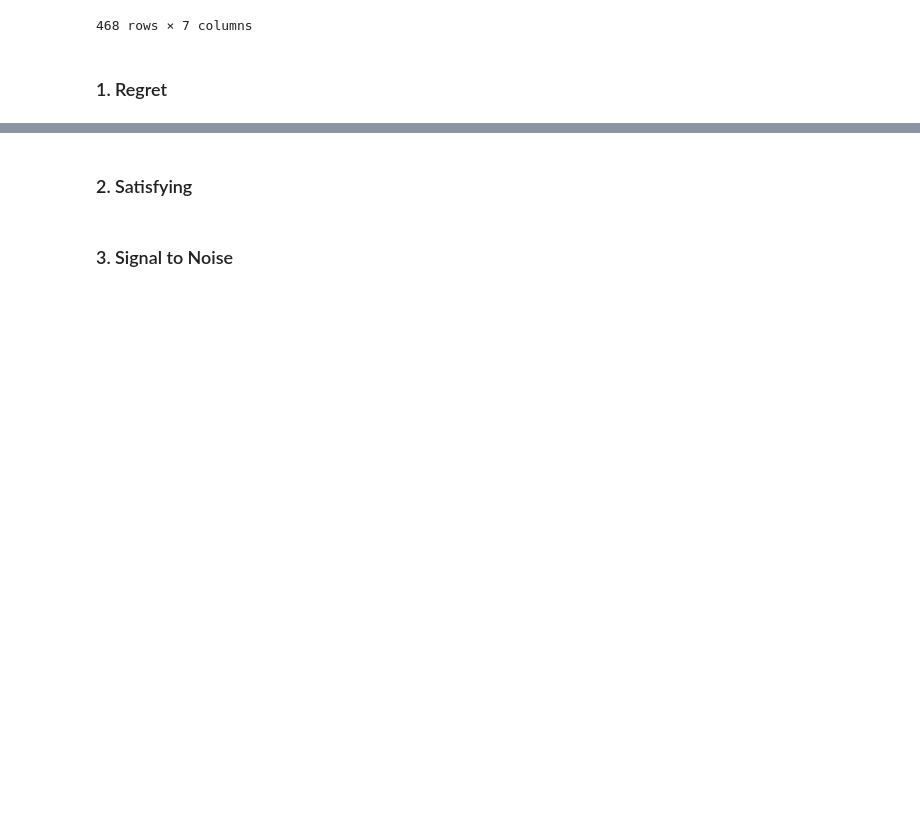
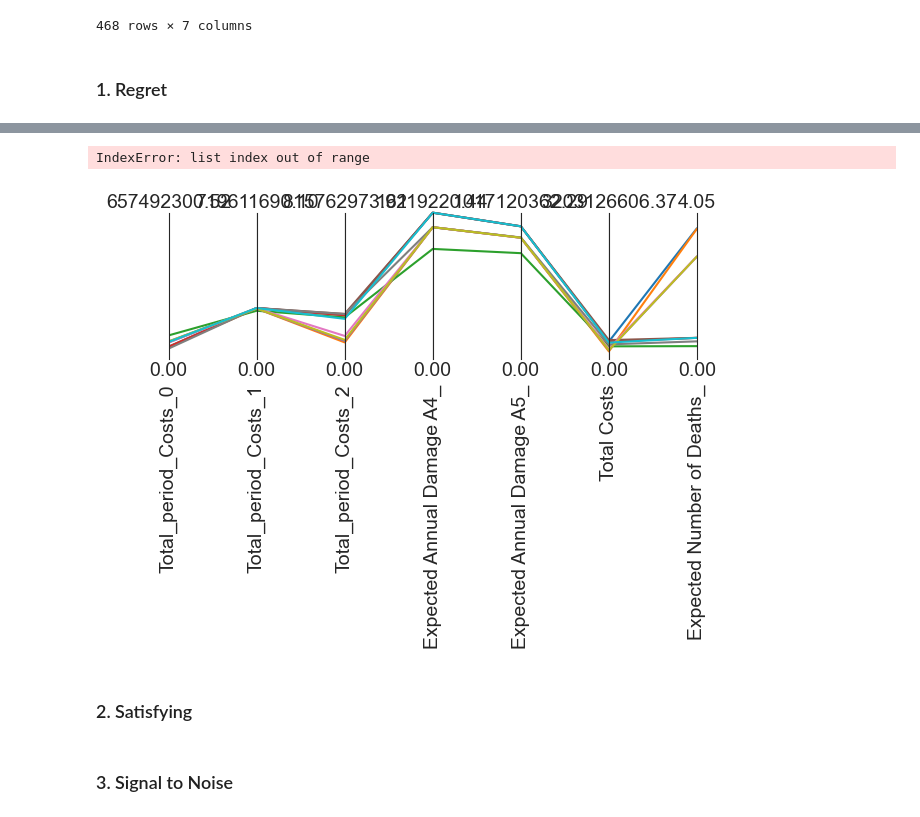
Before and after one commit to yhienz/epa141A_group3, a Jupyter notebook: final_ass_time_changed/Robustness_of_policies.ipynb, the cells around one changed output, grey strips where cells are left out. Drawn from its saved outputs; the diff is of its cells as text; code cells hidden in the pictures; blank space fills up the shorter version.

```diff
--- a/final_ass_time_changed/Robustness_of_policies.ipynb
+++ b/final_ass_time_changed/Robustness_of_policies.ipynb
@@ -273,0 +279,21 @@ ValueError: Per-column arrays must each be 1-dimensional
+# %%
+colors = sns.color_palette()
+
+data = worstcase_max_regret
+
+# makes it easier to identify the policy associated with each line
+# in the parcoords plot
+# data['policy'] = data.index.astype("float64")
+
+limits = parcoords.get_limits(data)
+limits.loc[0, ['Total_period_Costs_0', 'Total_period_Costs_1', 'Total_period_Costs_2','Expected Annual Damage A4_', 'Expected Annual Damage A5_', 'Total Costs', 'Expected Number of Deaths_']] = 0
+
+paraxes = parcoords.ParallelAxes(limits)
+for i, (index, row) in enumerate(data.iterrows()):
+    paraxes.plot(row.to_frame().T, label=str(index), color=colors[i])
+paraxes.legend()
+
+plt.show()
+# %% [output]
+IndexError: list index out of range
+[figure, added]
```
Also changed, not shown: parts of 8 cells of this notebook, 2 other files.
